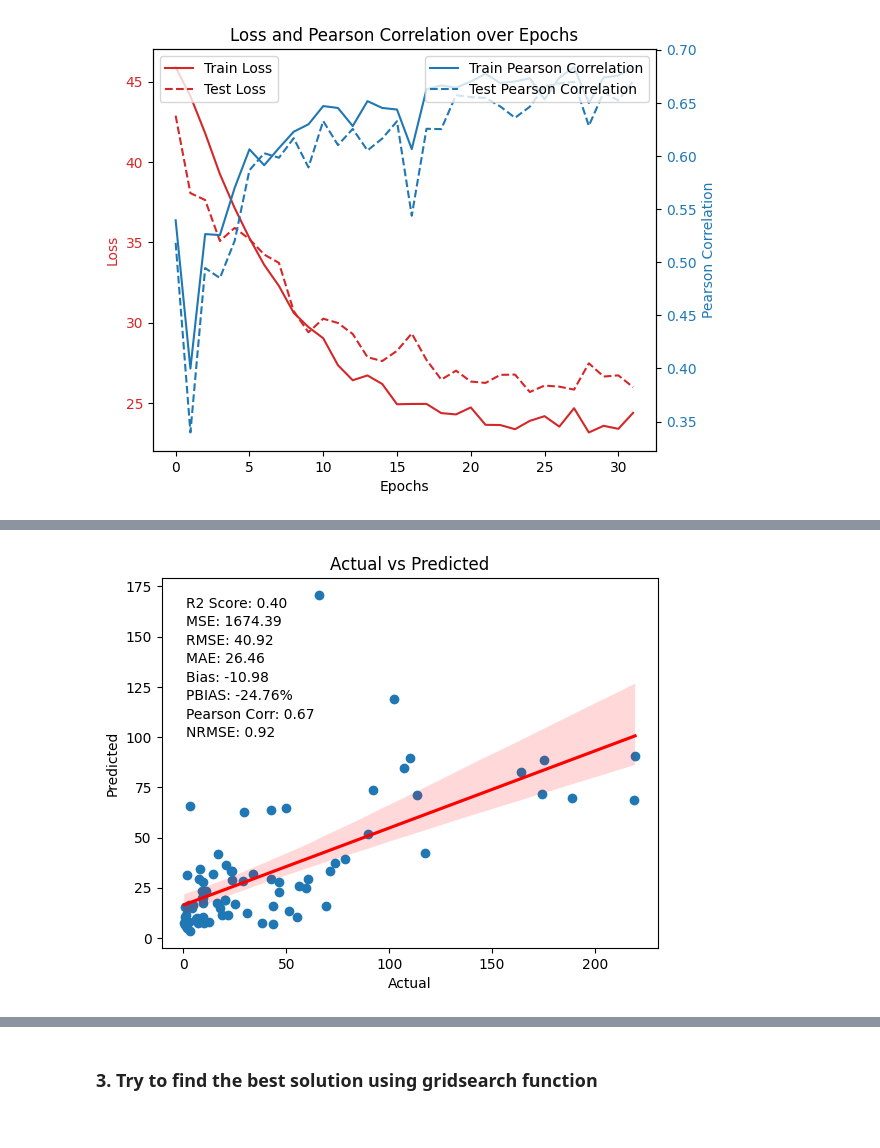
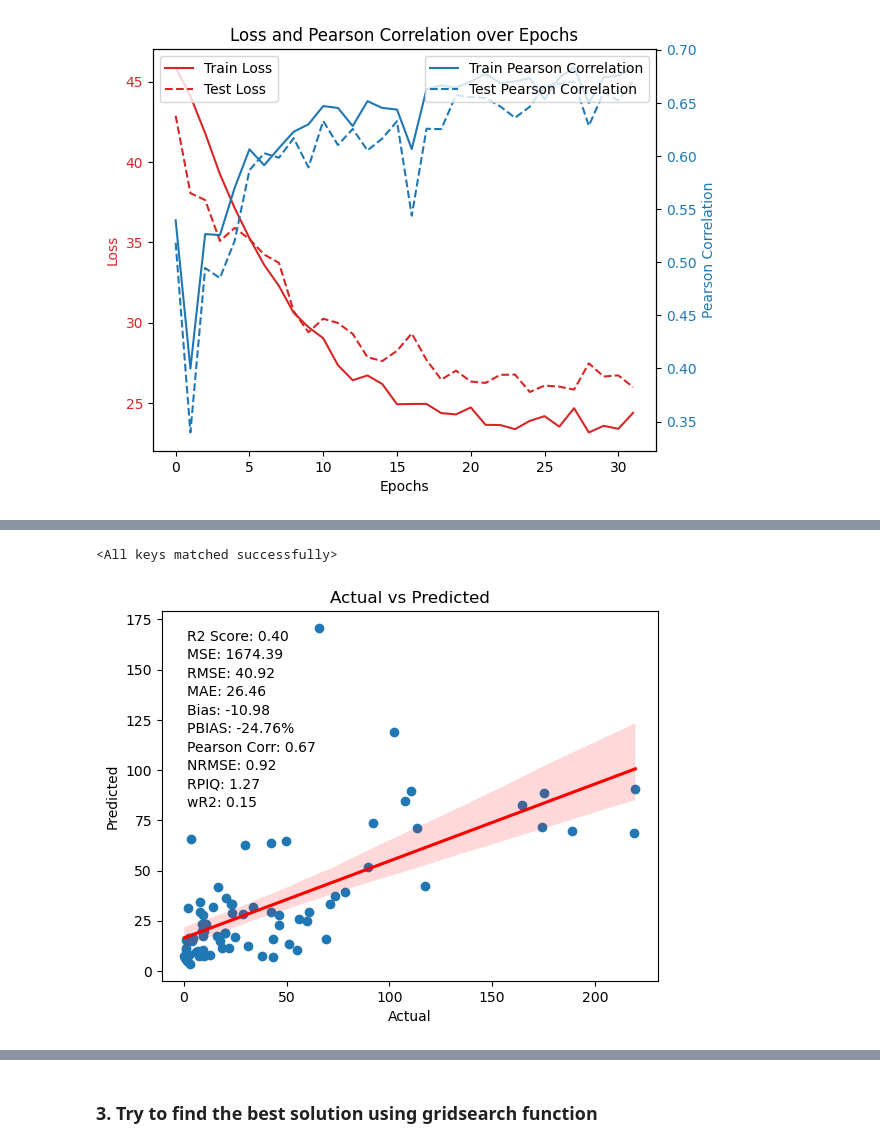
Before and after one commit to Emmanuel461/Salinity_Model, a Jupyter notebook: Codes/4.CNN_modeling.ipynb, the cells around one changed output, grey strips where cells are left out. Cells and saved outputs as stored; diff of their text form; code cells hidden in the pictures.

```diff
--- a/Codes/4.CNN_modeling.ipynb
+++ b/Codes/4.CNN_modeling.ipynb
@@ -264,7 +264,38 @@ Estimated Total Size (MB): 0.10
 ----------------------------------------------------------------
 # %%
 torch.save(model.state_dict(), "../Results/model_CNN.pth")
+# %%
+
+model_path = "../Results/model_CNN.pth"
+model.load_state_dict(torch.load(model_path))
+# %% [output]
+<All keys matched successfully>
 # %%
+from sklearn.metrics import r2_score, mean_squared_error, mean_absolute_error
+from scipy.stats import pearsonr
+import numpy as np
+import matplotlib.pyplot as plt
+import seaborn as sns
+
+# Función para calcular RPIQ
+def calculate_rpiq(observed, predicted):
+    Q1 = np.percentile(observed, 25)
+    Q3 = np.percentile(observed, 75)
+    IQR = Q3 - Q1
+    SEP = np.sqrt(np.mean((observed - predicted) ** 2))  # Equivalent to RMSE
+    RPIQ = IQR / SEP
+    return RPIQ
+
+# Función para calcular weighted R2 (wR2)
+def calculate_wr2(observed, predicted):
+    r2 = r2_score(observed, predicted)
+    b, _ = np.polyfit(observed, predicted, 1)  # Slope of the regression line
+    if b <= 1:
+        wr2 = abs(b) * r2
+    else:
+        wr2 = (1 / abs(b)) * r2
+    return wr2
+
 # Función para obtener las predicciones del modelo
 def get_predictions(model, dataloader):
     model.eval()
@@ -282,49 +313,43 @@ y_pred = get_predictions(model, test_dl)
 y_test_numpy = y_test_tensor.numpy().flatten()
 y_pred_numpy = np.array(y_pred).flatten()
 
-# Calcular R2 score
+# Calcular métricas
 r2 = r2_score(y_test_numpy, y_pred_numpy)
-
-# Calcular MSE, RMSE y MAE
 mse = mean_squared_error(y_test_numpy, y_pred_numpy)
 rmse = np.sqrt(mse)
 mae = mean_absolute_error(y_test_numpy, y_pred_numpy)
-
-# Calcular bias
 bias = np.mean(y_pred_numpy - y_test_numpy)
-
-# Calcular PBIAS (Percentage Bias)
 pbias = 100 * np.sum(y_pred_numpy - y_test_numpy) / np.sum(y_test_numpy)
-
-# Calcular el coeficiente de correlación de Pearson
 pearson_corr, _ = pearsonr(y_test_numpy, y_pred_numpy)
-
-# Calcular NRMSE (Normalized RMSE) usando la media de los valores reales
 nrmse = rmse / np.mean(y_test_numpy)
+rpiq = calculate_rpiq(y_test_numpy, y_pred_numpy)
+wr2 = calculate_wr2(y_test_numpy, y_pred_numpy)
 
 # Plotting the scatter plot
 fig, ax = plt.subplots()
 ax.scatter(y_test_numpy, y_pred_numpy)
 ax.set_xlabel('Actual')
 ax.set_ylabel('Predicted')
 ax.set_title("Actual vs Predicted")
 
 # Adding the regression line
 sns.regplot(x=y_test_numpy, y=y_pred_numpy, scatter=False, ax=ax, color='red')
 
-# Adding the R2 score, MSE, RMSE, MAE, bias, PBIAS, and NRMSE as annotations
+# Adding the metrics as annotations
 ax.annotate(f'R2 Score: {r2:.2f}', xy=(0.05, 0.95), xycoords='axes fraction', ha='left', va='top')
 ax.annotate(f'MSE: {mse:.2f}', xy=(0.05, 0.90), xycoords='axes fraction', ha='left', va='top')
 ax.annotate(f'RMSE: {rmse:.2f}', xy=(0.05, 0.85), xycoords='axes fraction', ha='left', va='top')
 ax.annotate(f'MAE: {mae:.2f}', xy=(0.05, 0.80), xycoords='axes fraction', ha='left', va='top')
 ax.annotate(f'Bias: {bias:.2f}', xy=(0.05, 0.75), xycoords='axes fraction', ha='left', va='top')
 ax.annotate(f'PBIAS: {pbias:.2f}%', xy=(0.05, 0.70), xycoords='axes fraction', ha='left', va='top')
 ax.annotate(f'Pearson Corr: {pearson_corr:.2f}', xy=(0.05, 0.65), xycoords='axes fraction', ha='left', va='top')
 ax.annotate(f'NRMSE: {nrmse:.2f}', xy=(0.05, 0.60), xycoords='axes fraction', ha='left', va='top')
+ax.annotate(f'RPIQ: {rpiq:.2f}', xy=(0.05, 0.55), xycoords='axes fraction', ha='left', va='top')
+ax.annotate(f'wR2: {wr2:.2f}', xy=(0.05, 0.50), xycoords='axes fraction', ha='left', va='top')
 
 plt.show()
 # %% [output]
-[figure, old version]
+[figure, new version]
 # %%
 from sklearn.metrics import r2_score, mean_squared_error, mean_absolute_error
 from scipy.stats import pearsonr
```
Also changed, not shown: parts of 2 cells of this notebook, 8 other files.
